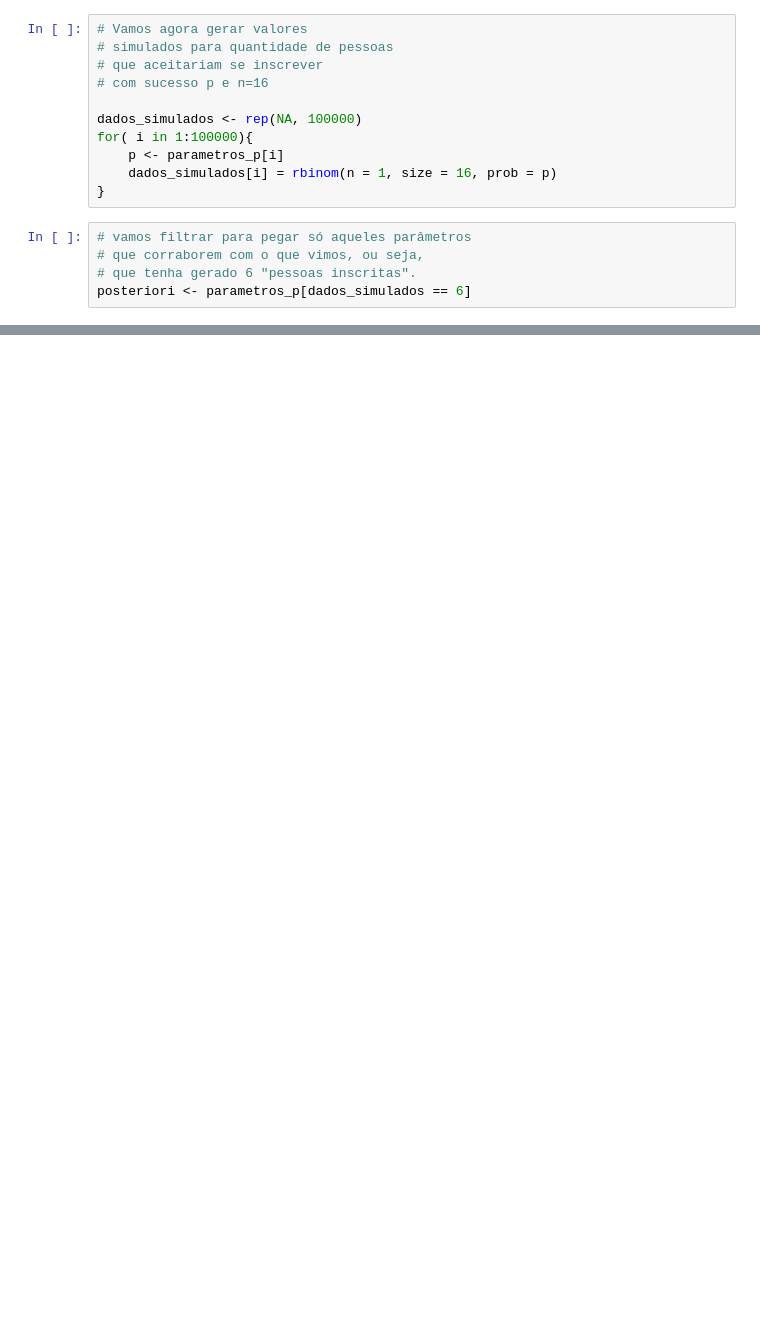
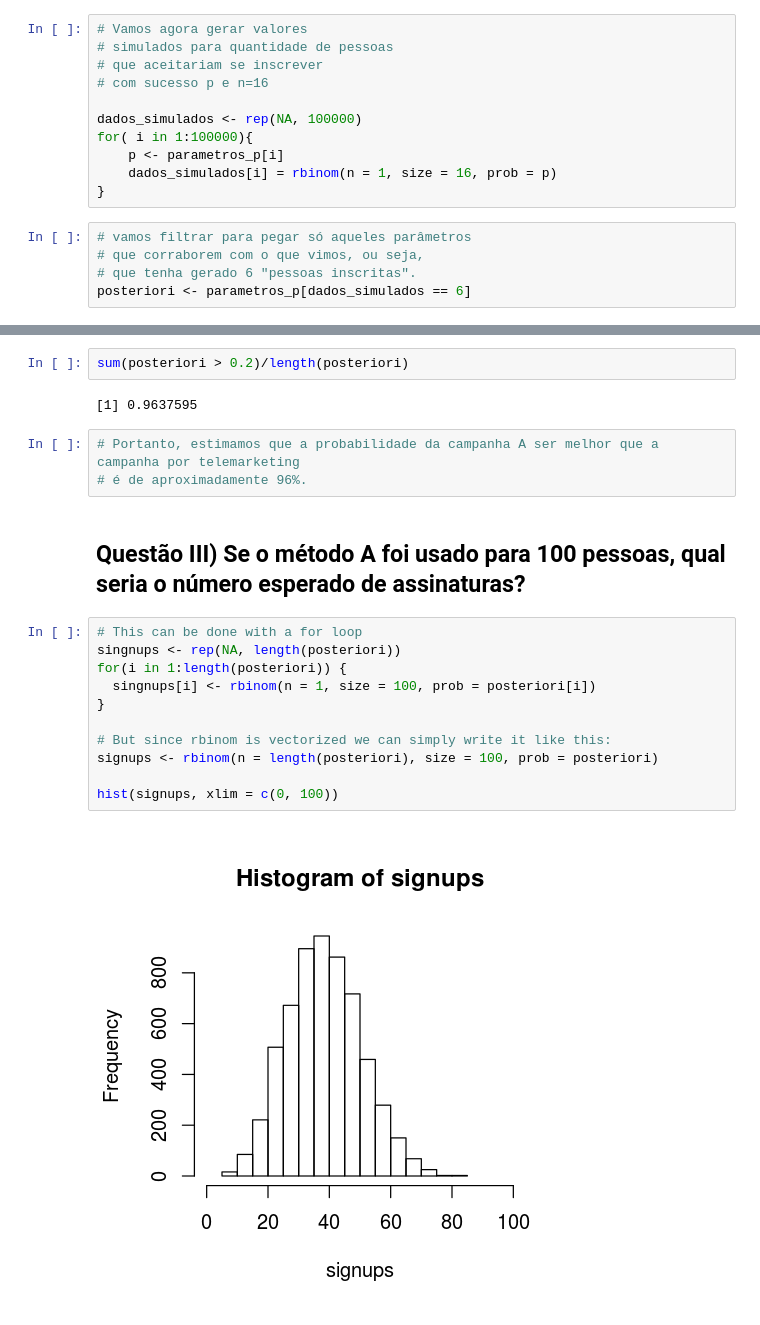
Before and after one commit to SCloves/Bayes, a Jupyter notebook: Exercicios.ipynb, the cells around one changed output, grey strips where cells are left out. Cells and saved outputs as stored; diff of their text form; blank space fills up the shorter version.

```diff
--- a/Exercicios.ipynb
+++ b/Exercicios.ipynb
@@ -83,0 +87,22 @@ hist(posteriori, main = 'Proporções a Posteriori',
+# %%
+sum(posteriori > 0.2)/length(posteriori)
+# %% [output]
+[1] 0.9637595
+# %%
+# Portanto, estimamos que a probabilidade da campanha A ser melhor que a campanha por telemarketing
+# é de aproximadamente 96%.
+# %% [markdown]
+## Questão III) Se o método A foi usado para 100 pessoas, qual seria o número esperado de assinaturas?
+# %%
+# This can be done with a for loop
+singnups <- rep(NA, length(posteriori))
+for(i in 1:length(posteriori)) {
+  singnups[i] <- rbinom(n = 1, size = 100, prob = posteriori[i])
+}
+
+# But since rbinom is vectorized we can simply write it like this:
+signups <- rbinom(n = length(posteriori), size = 100, prob = posteriori)
+
+hist(signups, xlim = c(0, 100))
+# %% [output]
+[figure, added]
```
Also changed, not shown: parts of 6 cells of this notebook.
